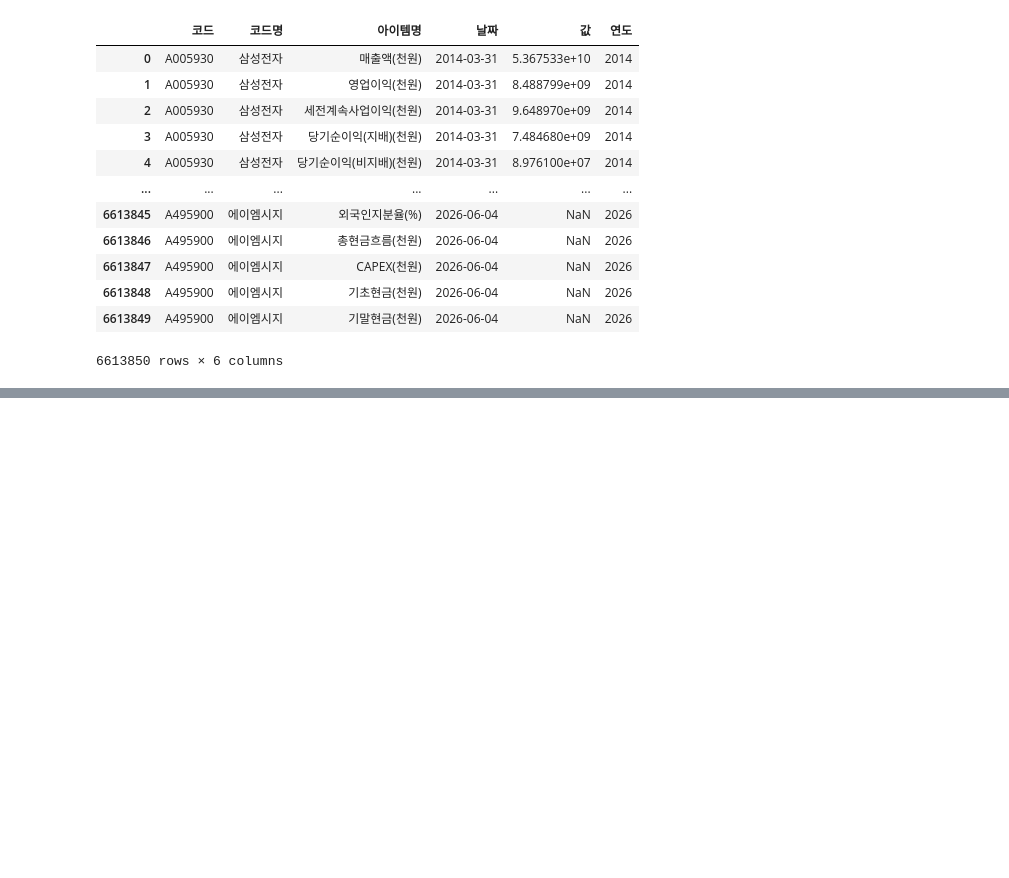
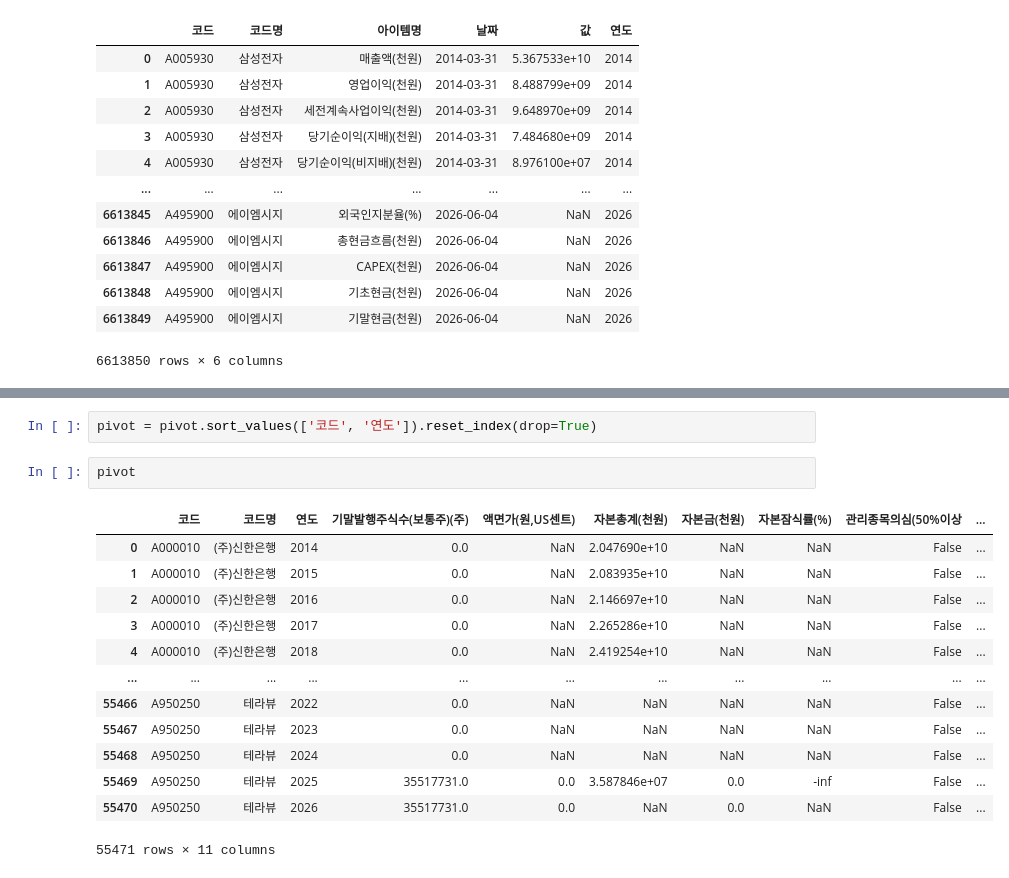
Before and after one commit to HBeen90/beginnercode, a Jupyter notebook: jupyter/practice.ipynb, the cells around one changed output, grey strips where cells are left out. Drawn from its saved outputs; the diff is of its cells as text; blank space fills up the shorter version.

```diff
--- a/jupyter/practice.ipynb
+++ b/jupyter/practice.ipynb
@@ -71,0 +180,18 @@ df_long
+# %%
+pivot = pivot.sort_values(['코드', '연도']).reset_index(drop=True)
+# %%
+pivot
+# %% [output]
+|  | 코드 | 코드명 | 연도 | 기말발행주식수(보통주)(주) | 액면가(원,US센트) | 자본총계(천원) | 자본금(천원) | 자본잠식률(%) | 관리종목의심(50%이상 | ... |
+| 0 | A000010 | (주)신한은행 | 2014 | 0.0 | NaN | 2.047690e+10 | NaN | NaN | False | ... |
+| 1 | A000010 | (주)신한은행 | 2015 | 0.0 | NaN | 2.083935e+10 | NaN | NaN | False | ... |
+| 2 | A000010 | (주)신한은행 | 2016 | 0.0 | NaN | 2.146697e+10 | NaN | NaN | False | ... |
+| 3 | A000010 | (주)신한은행 | 2017 | 0.0 | NaN | 2.265286e+10 | NaN | NaN | False | ... |
+| 4 | A000010 | (주)신한은행 | 2018 | 0.0 | NaN | 2.419254e+10 | NaN | NaN | False | ... |
+| ... | ... | ... | ... | ... | ... | ... | ... | ... | ... | ... |
+| 55466 | A950250 | 테라뷰 | 2022 | 0.0 | NaN | NaN | NaN | NaN | False | ... |
+| 55467 | A950250 | 테라뷰 | 2023 | 0.0 | NaN | NaN | NaN | NaN | False | ... |
+| 55468 | A950250 | 테라뷰 | 2024 | 0.0 | NaN | NaN | NaN | NaN | False | ... |
+| 55469 | A950250 | 테라뷰 | 2025 | 35517731.0 | 0.0 | 3.587846e+07 | 0.0 | -inf | False | ... |
+| 55470 | A950250 | 테라뷰 | 2026 | 35517731.0 | 0.0 | NaN | 0.0 | NaN | False | ... |
+55471 rows × 11 columns
```
Also changed, not shown: parts of 31 cells of this notebook.
